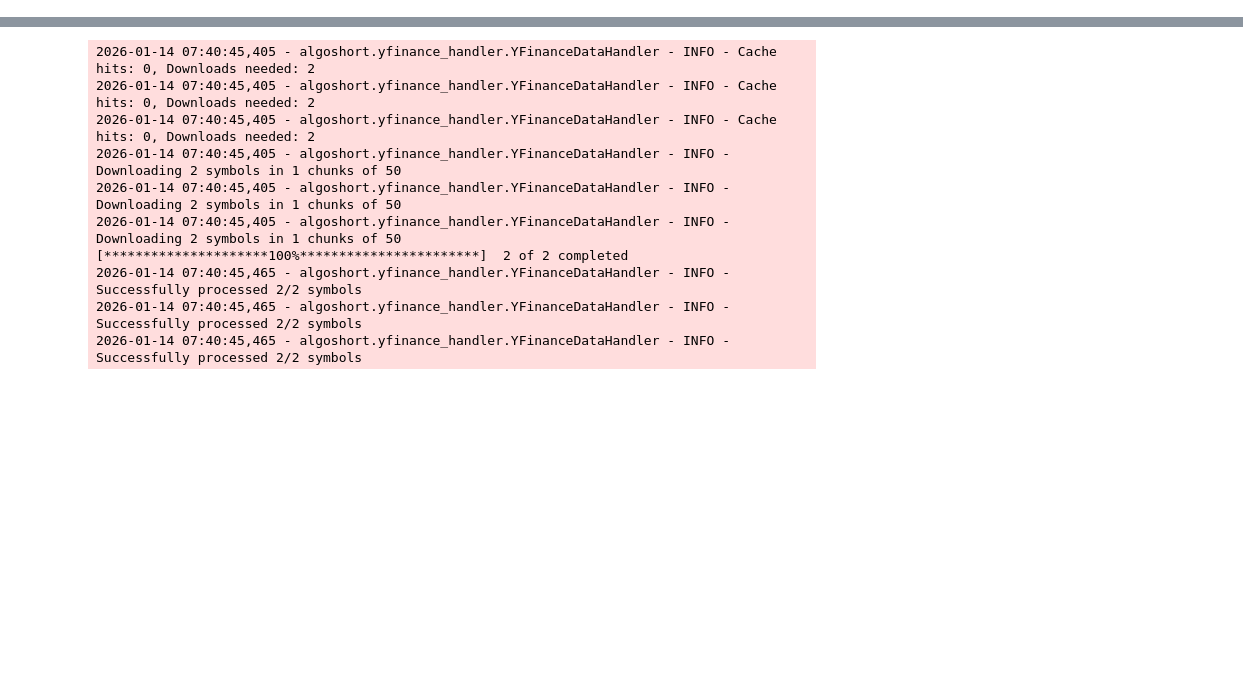
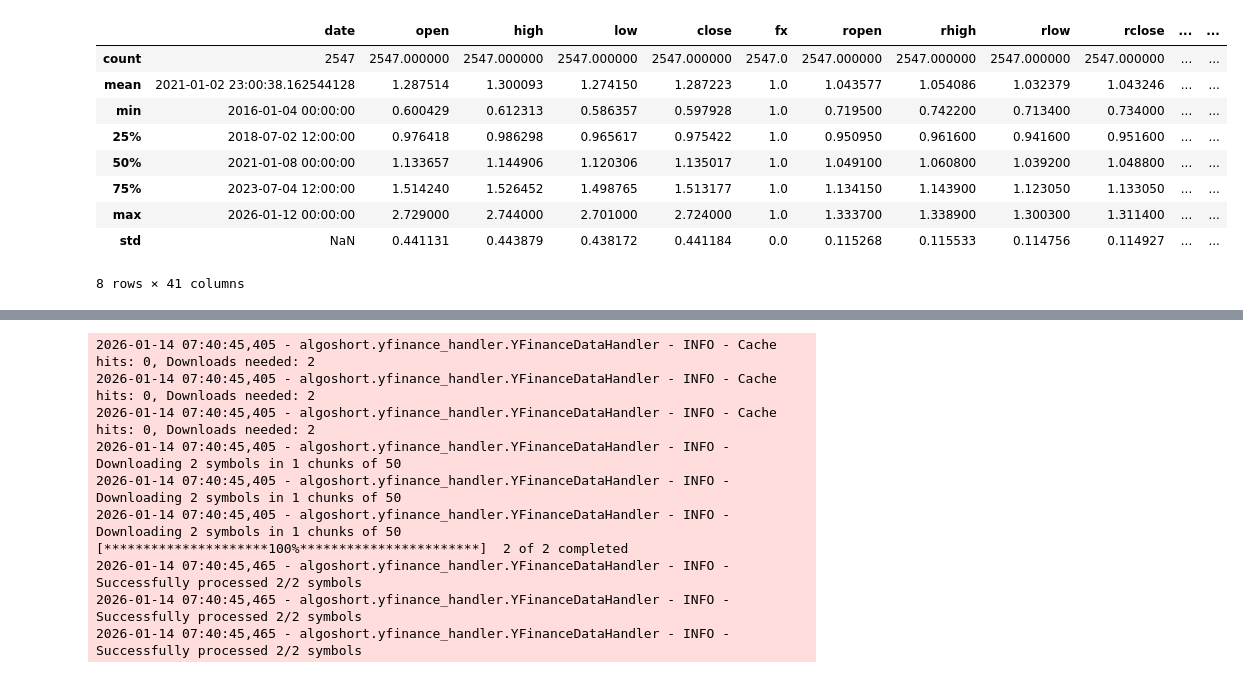
Before and after one commit to laceto/algoshort, a Jupyter notebook: 1_test_package copy 2.ipynb, the cells around one changed output, grey strips where cells are left out. Drawn from its saved outputs; the diff is of its cells as text; code cells hidden in the pictures; blank space fills up the shorter version.

```diff
--- a/1_test_package copy 2.ipynb
+++ b/1_test_package copy 2.ipynb
@@ -0,0 +43,24 @@
+# %%
+# get relative price
+processor = OHLCProcessor()
+df = processor.calculate_relative_prices(
+    stock_data= df,
+    benchmark_data= bmk
+    )
+
+config_path = './config.json'
+config = load_config(config_path)
+# triage stock
+import logging
+regime_fc = RegimeFC(df, logging.WARNING)
+df = regime_fc.compute_regime(
+        relative = True,
+        lvl = config['regimes']['floor_ceiling']['lvl'],
+        vlty_n = config['regimes']['floor_ceiling']['vlty_n'],
+        threshold = config['regimes']['floor_ceiling']['threshold'],
+        dgt = config['regimes']['floor_ceiling']['dgt'],
+        d_vol = config['regimes']['floor_ceiling']['d_vol'],
+        dist_pct = config['regimes']['floor_ceiling']['dist_pct'],
+        retrace_pct = config['regimes']['floor_ceiling']['retrace_pct'],
+        r_vol = config['regimes']['floor_ceiling']['r_vol']
+    )
@@ -0,0 +73,16 @@
+# %%
+from algoshort.stop_loss import StopLossCalculator
+calc = StopLossCalculator(df)
+df = calc.atr_stop_loss(
+    signal='rrg',
+    window=14,
+    multiplier=2
+)
+
+ret = ReturnsCalculator(df)
+df = ret.get_returns(
+    df=df,
+    signal='rrg',
+    relative=True,
+    inplace=False
+)
@@ -0,0 +130,13 @@
+# %%
+df.describe()
+# %% [output]
+|  | date | open | high | low | close | fx | ropen | rhigh | rlow | rclose | ... | ... |
+| count | 2547 | 2547.000000 | 2547.000000 | 2547.000000 | 2547.000000 | 2547.0 | 2547.000000 | 2547.000000 | 2547.000000 | 2547.000000 | ... | ... |
+| mean | 2021-01-02 23:00:38.162544128 | 1.287514 | 1.300093 | 1.274150 | 1.287223 | 1.0 | 1.043577 | 1.054086 | 1.032379 | 1.043246 | ... | ... |
+| min | 2016-01-04 00:00:00 | 0.600429 | 0.612313 | 0.586357 | 0.597928 | 1.0 | 0.719500 | 0.742200 | 0.713400 | 0.734000 | ... | ... |
+| 25% | 2018-07-02 12:00:00 | 0.976418 | 0.986298 | 0.965617 | 0.975422 | 1.0 | 0.950950 | 0.961600 | 0.941600 | 0.951600 | ... | ... |
+| 50% | 2021-01-08 00:00:00 | 1.133657 | 1.144906 | 1.120306 | 1.135017 | 1.0 | 1.049100 | 1.060800 | 1.039200 | 1.048800 | ... | ... |
+| 75% | 2023-07-04 12:00:00 | 1.514240 | 1.526452 | 1.498765 | 1.513177 | 1.0 | 1.134150 | 1.143900 | 1.123050 | 1.133050 | ... | ... |
+| max | 2026-01-12 00:00:00 | 2.729000 | 2.744000 | 2.701000 | 2.724000 | 1.0 | 1.333700 | 1.338900 | 1.300300 | 1.311400 | ... | ... |
+| std | NaN | 0.441131 | 0.443879 | 0.438172 | 0.441184 | 0.0 | 0.115268 | 0.115533 | 0.114756 | 0.114927 | ... | ... |
+8 rows × 41 columns
```
Also changed, not shown: parts of 32 cells of this notebook, 16 other files.
